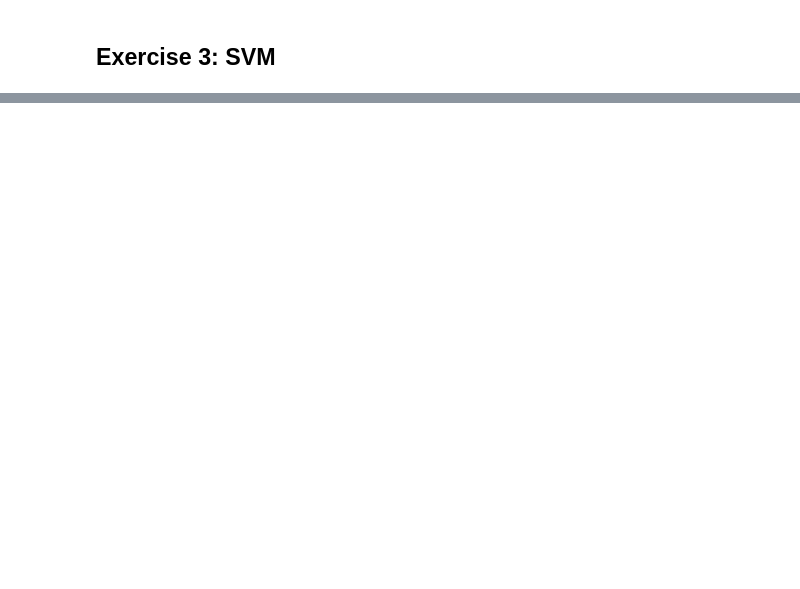
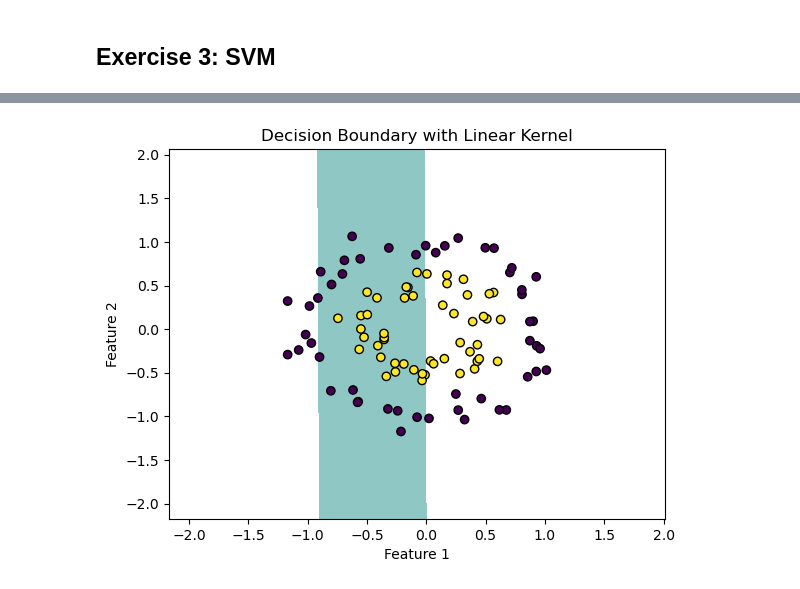
Before and after one commit to Tsumugivolle77/MLE-Sheets, a Jupyter notebook: sheet1/MLE25_sheet01.ipynb, the cells around one changed output, grey strips where cells are left out. Cells and saved outputs as stored; diff of their text form; code cells hidden in the pictures; blank space fills up the shorter version.

```diff
--- a/sheet1/MLE25_sheet01.ipynb
+++ b/sheet1/MLE25_sheet01.ipynb
@@ -366,15 +255,20 @@ y_linear = 2 * (y_linear - 0.5)
 # %%
 # ===========================
 # 3. Apply linear SVM on circles
 # ===========================
 
 #TODO: Generate circles dataset
-X_circles, y_circles =
+X_circles, y_circles = make_circles(n_samples=100, noise=0.1, factor=0.5, random_state=114514)
 y_circles = 2 * (y_circles - 0.5)  # Convert labels from {0,1} to {-1,1}
 
 #TODO: Train SVM with linear kernel
+svm = DualSVM(C=2.5, kernel="linear")
+svm.fit(X_circles, y_circles)
 
 #TODO: Plot decision boundary
+plot_decision_boundary(svm, X_circles, y_circles)
+# %% [output]
+[figure, added]
 # %%
 # ===========================
 # 4. Apply feature transformation
```
Also changed, not shown: parts of 19 cells of this notebook, 2 other files.
